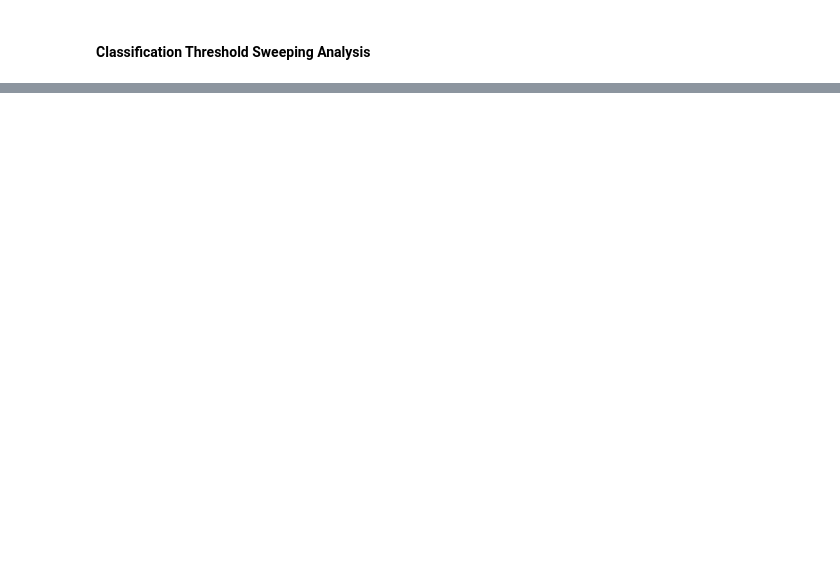
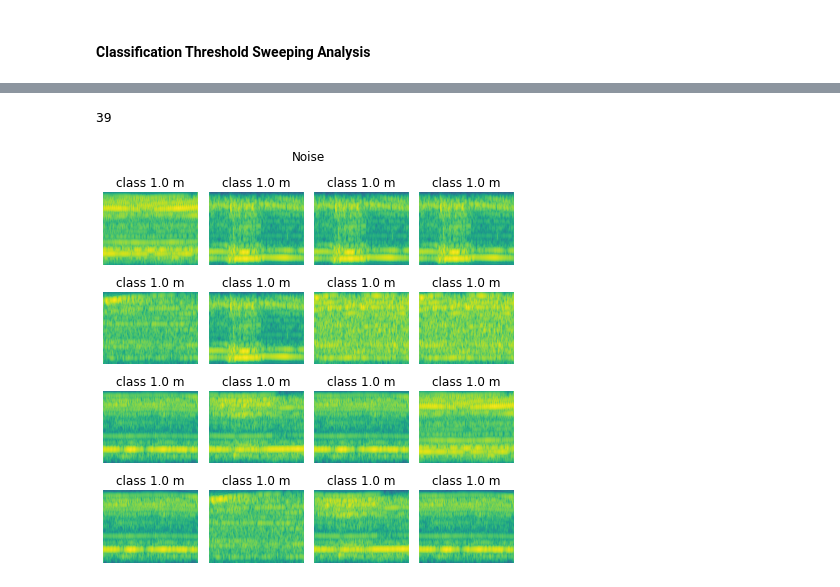
Before and after one commit to whoi-mars/detect_and_range, a Jupyter notebook: evaluate.ipynb, the cells around one changed output, grey strips where cells are left out. Saved outputs shown, nothing was run; the diff lists cells and outputs as text; code cells hidden in the pictures; blank space fills up the shorter version.

```diff
--- a/evaluate.ipynb
+++ b/evaluate.ipynb
@@ -419,0 +391,14 @@ The PostScript backend does not support transparency; partially transparent arti
+# %%
+import librosa
+import utils.plotter as plotter
+
+wav_files = [f for f in os.listdir('/workspace/data/scan_results') if os.path.isfile(os.path.join('/workspace/data/scan_results',f)) and ".wav" in f]
+S = np.zeros((len(wav_files), 3600))
+for i, f in enumerate(wav_files):
+    y, sr = librosa.load(os.path.join('/workspace/data/scan_results', f), sr=600)
+    S[i, :] = y
+
+plotter.plot_grid(S[32:39], np.ones((len(S),)), label_text="class", sub_titles=True, title="Noise", dim=(4,4))
+# %% [output]
+39
+[figure, added]
```
Also changed, not shown: parts of 15 cells of this notebook, 1 other file.
